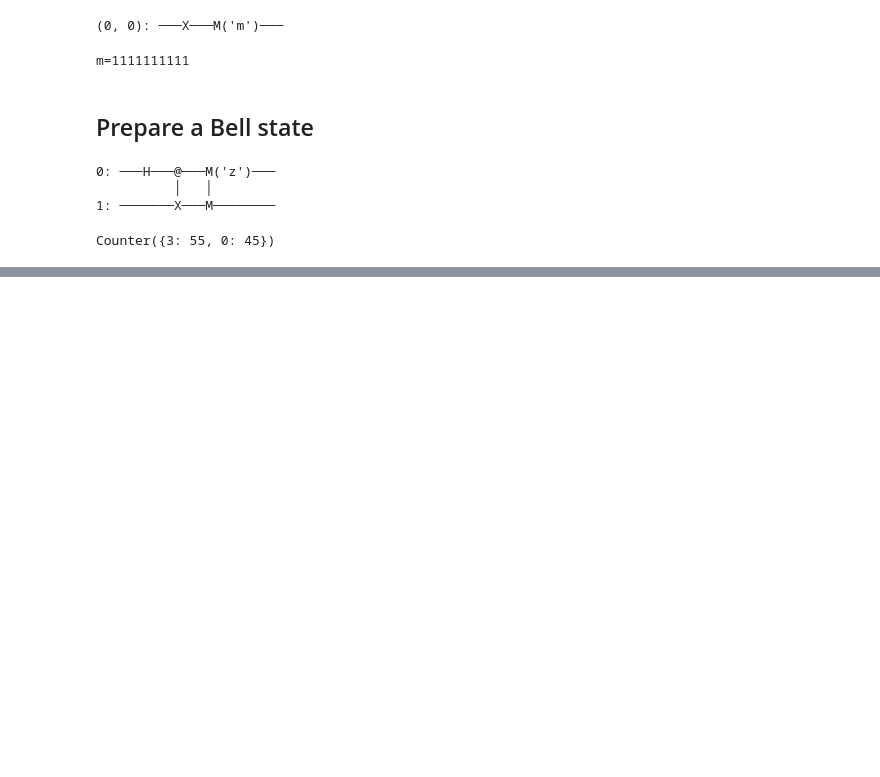
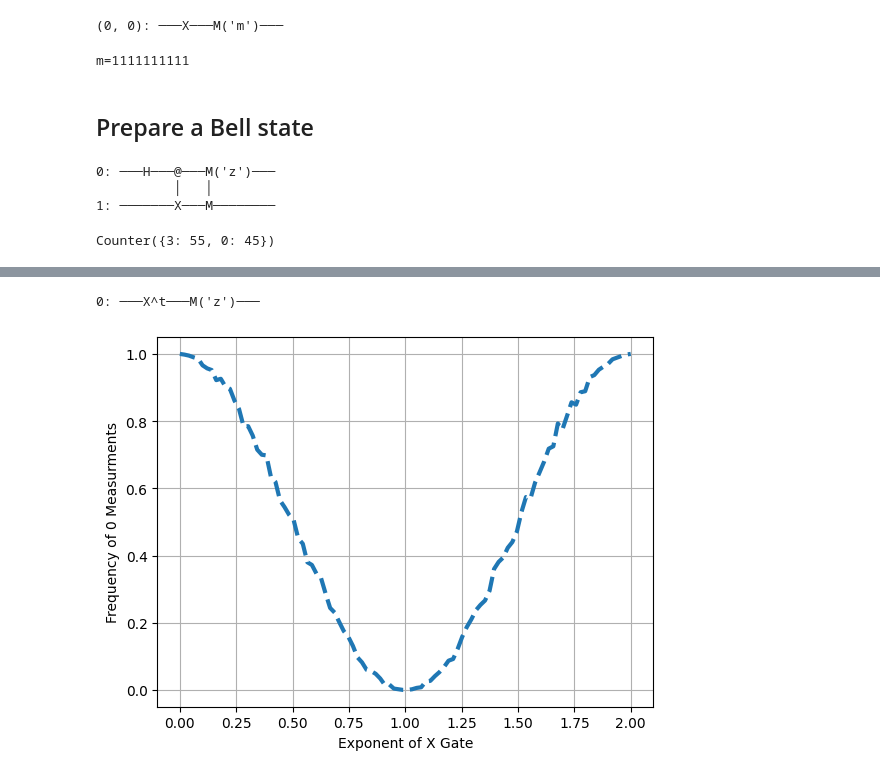
Before and after one commit to algorythmist/quantum-computing, a Jupyter notebook: cirq-demo.ipynb, the cells around one changed output, grey strips where cells are left out. Saved outputs shown, nothing was run; the diff lists cells and outputs as text; code cells hidden in the pictures; blank space fills up the shorter version.

Commit message:
added more cirq examples

```diff
--- a/cirq-demo.ipynb
+++ b/cirq-demo.ipynb
@@ -51,0 +60,33 @@ Counter({3: 55, 0: 45})
+# %%
+# add a parametrized gate
+symbol = sympy.Symbol("t")
+
+circuit3.append(cirq.XPowGate(exponent=symbol)(qbit))
+# %%
+# Add a measurement
+
+circuit3.append(cirq.measure(qbit, key="z"))
+# %%
+circuit3
+# %% [output]
+0: ───X^t───M('z')───
+# %%
+# Define a range of parameter values
+
+sweep = cirq.Linspace(key=symbol.name, start=0.0, stop=2.0, length=100)
+# %%
+# simulate for all values
+
+sim = cirq.Simulator()
+res = sim.run_sweep(circuit3, sweep, repetitions=1000)
+# %%
+# Plot the results
+
+angles = [x[0][1] for x in sweep.param_tuples()]
+zeros = [res[i].histogram(key="z")[0]/1000 for i in range(len(res))]
+plt.plot(angles, zeros, "--", linewidth=3)
+plt.xlabel("Exponent of X Gate")
+plt.ylabel("Frequency of 0 Measurments")
+plt.grid()
+# %% [output]
+[figure, added]
```
Also changed, not shown: parts of 3 cells of this notebook.
